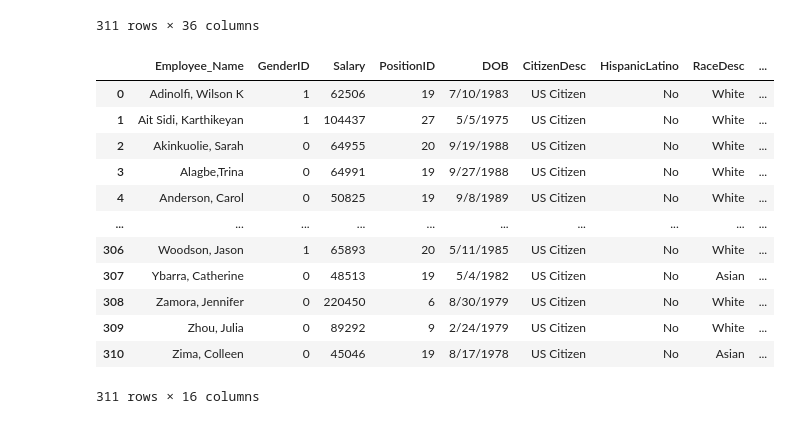
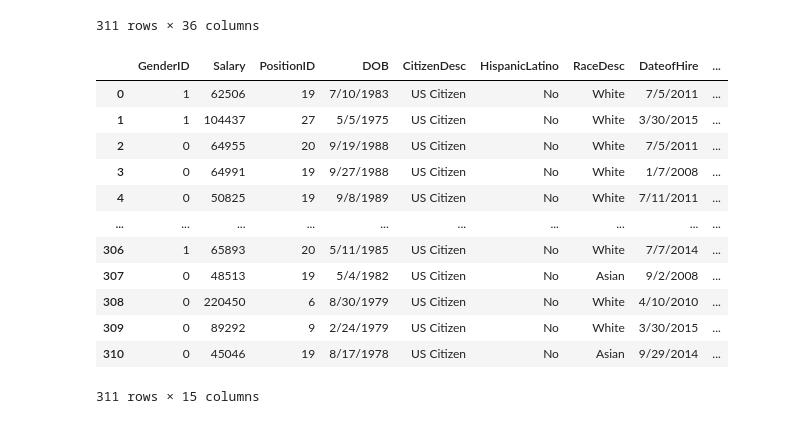
Before and after one commit to akazachk-teaching/Project-Group-5, a Jupyter notebook: project-code.ipynb, the cells around one changed output. Saved outputs shown, nothing was run; the diff lists cells and outputs as text; code cells hidden in the pictures.

```diff
--- a/project-code.ipynb
+++ b/project-code.ipynb
@@ -25,22 +25,22 @@ data
 311 rows × 36 columns
 # %%
 #dropping irrelevant columns
-data_cleaned = data.drop(columns = ['Termd','Zip','Sex','EmpID','MarriedID','MaritalStatusID', 'EmpStatusID', 'DeptID', 'PerfScoreID', 'FromDiversityJobFairID', 'ManagerName','ManagerID','State','Position','MaritalDesc','Department','ManagerName','ManagerID','RecruitmentSource','EngagementSurvey','LastPerformanceReview_Date', 'TermReason'])
+data_cleaned = data.drop(columns = ['Employee_Name','Termd','Zip','Sex','EmpID','MarriedID','MaritalStatusID', 'EmpStatusID', 'DeptID', 'PerfScoreID', 'FromDiversityJobFairID', 'ManagerName','ManagerID','State','Position','MaritalDesc','Department','ManagerName','ManagerID','RecruitmentSource','EngagementSurvey','LastPerformanceReview_Date', 'TermReason'])
 data_cleaned
 # %% [output]
-|  | Employee_Name | GenderID | Salary | PositionID | DOB | CitizenDesc | HispanicLatino | RaceDesc | ... |
-| 0 | Adinolfi, Wilson K | 1 | 62506 | 19 | 7/10/1983 | US Citizen | No | White | ... |
-| 1 | Ait Sidi, Karthikeyan | 1 | 104437 | 27 | 5/5/1975 | US Citizen | No | White | ... |
-| 2 | Akinkuolie, Sarah | 0 | 64955 | 20 | 9/19/1988 | US Citizen | No | White | ... |
-| 3 | Alagbe,Trina | 0 | 64991 | 19 | 9/27/1988 | US Citizen | No | White | ... |
-| 4 | Anderson, Carol | 0 | 50825 | 19 | 9/8/1989 | US Citizen | No | White | ... |
+|  | GenderID | Salary | PositionID | DOB | CitizenDesc | HispanicLatino | RaceDesc | DateofHire | ... |
+| 0 | 1 | 62506 | 19 | 7/10/1983 | US Citizen | No | White | 7/5/2011 | ... |
+| 1 | 1 | 104437 | 27 | 5/5/1975 | US Citizen | No | White | 3/30/2015 | ... |
+| 2 | 0 | 64955 | 20 | 9/19/1988 | US Citizen | No | White | 7/5/2011 | ... |
+| 3 | 0 | 64991 | 19 | 9/27/1988 | US Citizen | No | White | 1/7/2008 | ... |
+| 4 | 0 | 50825 | 19 | 9/8/1989 | US Citizen | No | White | 7/11/2011 | ... |
 | ... | ... | ... | ... | ... | ... | ... | ... | ... | ... |
-| 306 | Woodson, Jason | 1 | 65893 | 20 | 5/11/1985 | US Citizen | No | White | ... |
-| 307 | Ybarra, Catherine | 0 | 48513 | 19 | 5/4/1982 | US Citizen | No | Asian | ... |
-| 308 | Zamora, Jennifer | 0 | 220450 | 6 | 8/30/1979 | US Citizen | No | White | ... |
-| 309 | Zhou, Julia | 0 | 89292 | 9 | 2/24/1979 | US Citizen | No | White | ... |
-| 310 | Zima, Colleen | 0 | 45046 | 19 | 8/17/1978 | US Citizen | No | Asian | ... |
+| 306 | 1 | 65893 | 20 | 5/11/1985 | US Citizen | No | White | 7/7/2014 | ... |
+| 307 | 0 | 48513 | 19 | 5/4/1982 | US Citizen | No | Asian | 9/2/2008 | ... |
+| 308 | 0 | 220450 | 6 | 8/30/1979 | US Citizen | No | White | 4/10/2010 | ... |
+| 309 | 0 | 89292 | 9 | 2/24/1979 | US Citizen | No | White | 3/30/2015 | ... |
+| 310 | 0 | 45046 | 19 | 8/17/1978 | US Citizen | No | Asian | 9/29/2014 | ... |
-311 rows × 16 columns
+311 rows × 15 columns
 # %%
 #dropping all employees that were not voluntarily terminated
 #For gender ID, 1 = male and 0 = female
```
Also changed, not shown: parts of 11 cells of this notebook.
